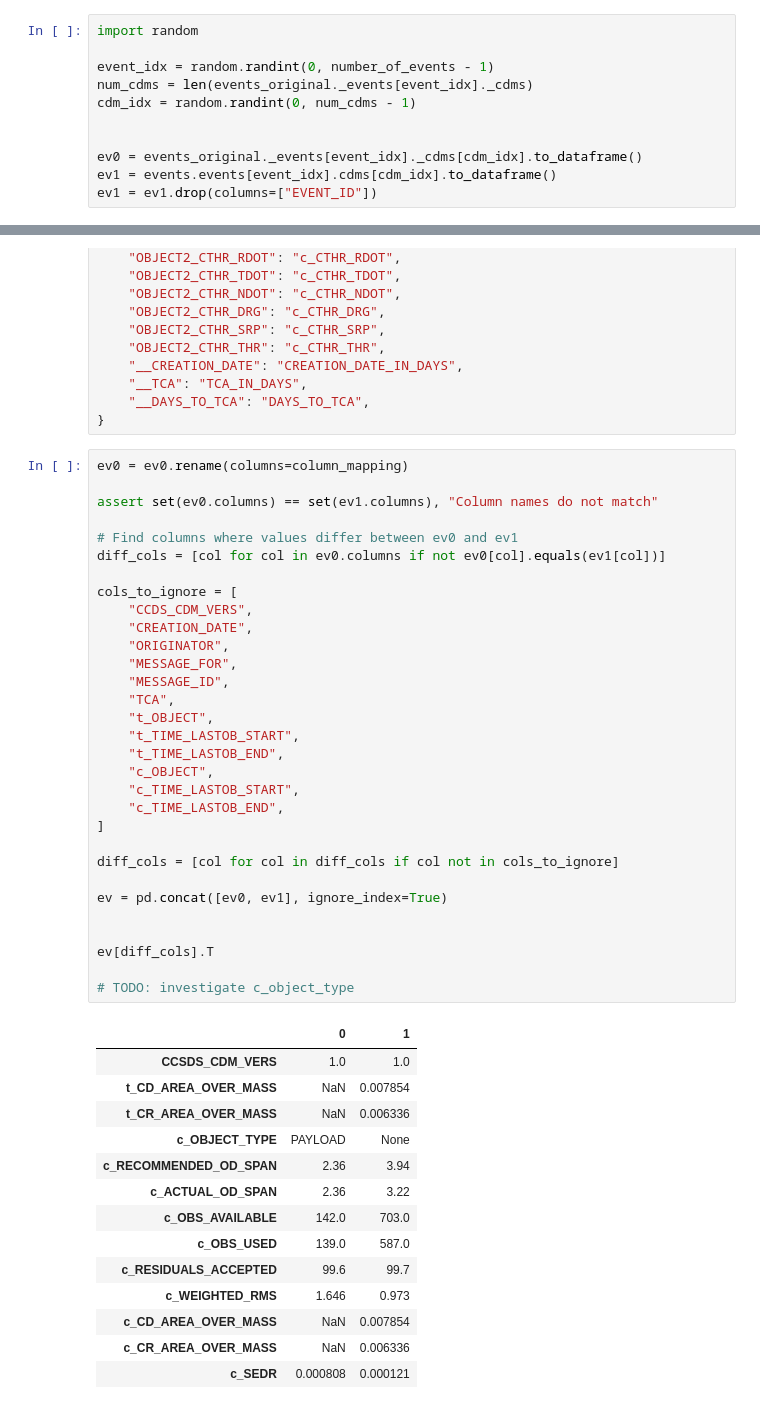
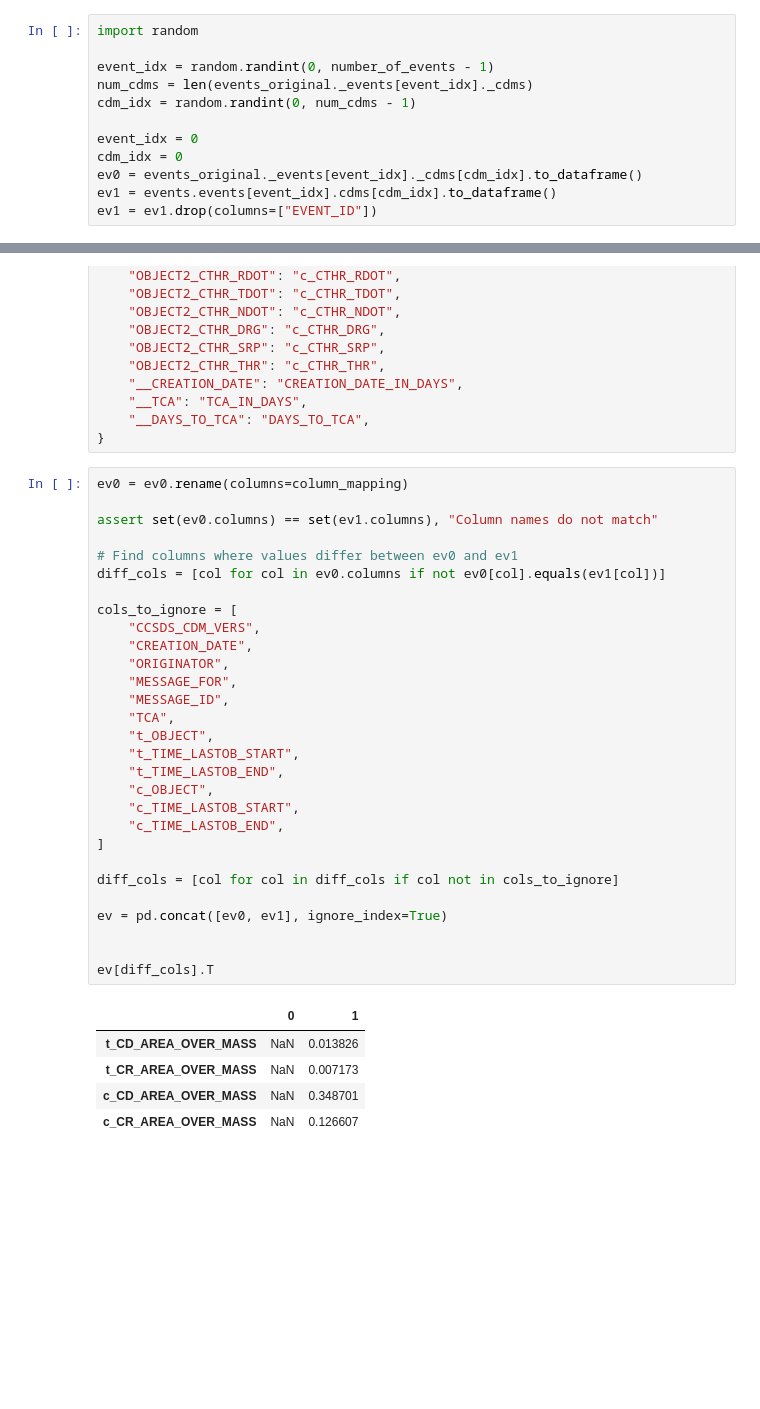
Before and after one commit to Boniface316/kessler, a Jupyter notebook: verification.ipynb, the cells around one changed output, grey strips where cells are left out. Saved outputs shown, nothing was run; the diff lists cells and outputs as text; blank space fills up the shorter version.

```diff
--- a/verification.ipynb
+++ b/verification.ipynb
@@ -68,7 +82,8 @@ event_idx = random.randint(0, number_of_events - 1)
 num_cdms = len(events_original._events[event_idx]._cdms)
 cdm_idx = random.randint(0, num_cdms - 1)
 
-
+event_idx = 0
+cdm_idx = 0
 ev0 = events_original._events[event_idx]._cdms[cdm_idx].to_dataframe()
 ev1 = events.events[event_idx].cdms[cdm_idx].to_dataframe()
 ev1 = ev1.drop(columns=["EVENT_ID"])
@@ -286,46 +301,35 @@ column_mapping = {
 # %%
 ev0 = ev0.rename(columns=column_mapping)
 
 assert set(ev0.columns) == set(ev1.columns), "Column names do not match"
 
 # Find columns where values differ between ev0 and ev1
 diff_cols = [col for col in ev0.columns if not ev0[col].equals(ev1[col])]
 
 cols_to_ignore = [
-    "CCDS_CDM_VERS",
+    "CCSDS_CDM_VERS",
     "CREATION_DATE",
     "ORIGINATOR",
     "MESSAGE_FOR",
     "MESSAGE_ID",
     "TCA",
     "t_OBJECT",
     "t_TIME_LASTOB_START",
     "t_TIME_LASTOB_END",
     "c_OBJECT",
     "c_TIME_LASTOB_START",
     "c_TIME_LASTOB_END",
 ]
 
 diff_cols = [col for col in diff_cols if col not in cols_to_ignore]
 
 ev = pd.concat([ev0, ev1], ignore_index=True)
 
 
 ev[diff_cols].T
-
-# TODO: investigate c_object_type
 # %% [output]
 |  | 0 | 1 |
-| CCSDS_CDM_VERS | 1.0 | 1.0 |
-| t_CD_AREA_OVER_MASS | NaN | 0.007854 |
-| t_CR_AREA_OVER_MASS | NaN | 0.006336 |
-| c_OBJECT_TYPE | PAYLOAD | None |
-| c_RECOMMENDED_OD_SPAN | 2.36 | 3.94 |
-| c_ACTUAL_OD_SPAN | 2.36 | 3.22 |
-| c_OBS_AVAILABLE | 142.0 | 703.0 |
-| c_OBS_USED | 139.0 | 587.0 |
-| c_RESIDUALS_ACCEPTED | 99.6 | 99.7 |
-| c_WEIGHTED_RMS | 1.646 | 0.973 |
-| c_CD_AREA_OVER_MASS | NaN | 0.007854 |
-| c_CR_AREA_OVER_MASS | NaN | 0.006336 |
-| c_SEDR | 0.000808 | 0.000121 |
+| t_CD_AREA_OVER_MASS | NaN | 0.013826 |
+| t_CR_AREA_OVER_MASS | NaN | 0.007173 |
+| c_CD_AREA_OVER_MASS | NaN | 0.348701 |
+| c_CR_AREA_OVER_MASS | NaN | 0.126607 |
```
Also changed, not shown: parts of 7 cells of this notebook, 1 other file.
